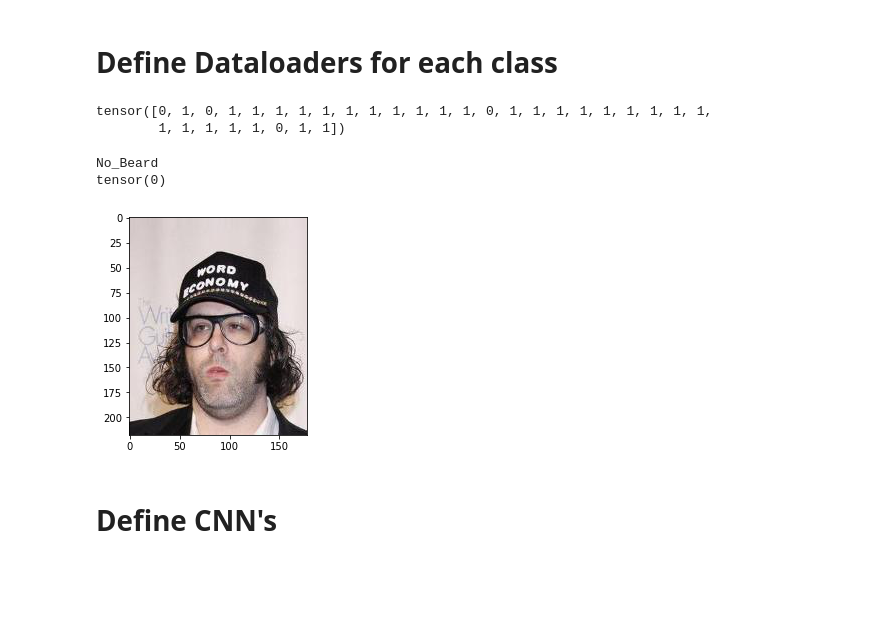
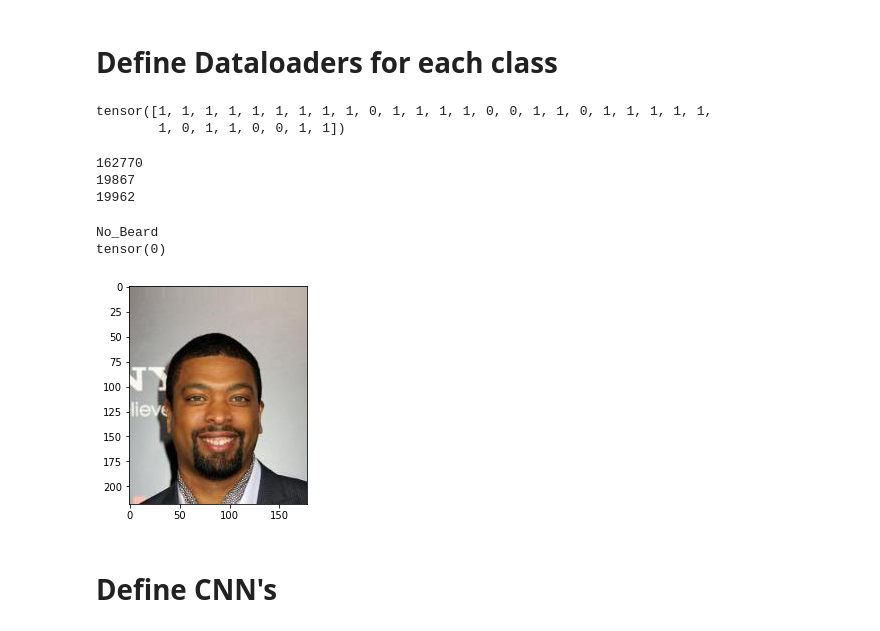
Before and after one commit to drags99/DeepLearning_Project, a Jupyter notebook: CNN_training_extraction.ipynb, the cells around one changed output. Cells and saved outputs as stored; diff of their text form; code cells hidden in the pictures; blank space fills up the shorter version.

Commit message:
data partition update

```diff
--- a/CNN_training_extraction.ipynb
+++ b/CNN_training_extraction.ipynb
@@ -23,30 +23,54 @@ bathsize=32
 workers=4
 
 #define composed transforms
+
 composed = transforms.Compose([transforms.ToTensor()])
 
 labels=["No_Beard","Male","Bald","Bangs","Smiling"]
 label_number=0
-#Choose which label
-ds=Binary_Dataset(labels_dir, labels[label_number],image_dir ,transform=composed)
-dataset_loader=DataLoader(ds,batch_size=bathsize, shuffle=True, num_workers=workers)
 
-"""
+# no beard
+ds0_train = Binary_Dataset(labels_dir, labels[0],image_dir , partition = "Train", transform=composed)
+train_dataset_loader = DataLoader(ds0_train,batch_size=bathsize, shuffle=True, num_workers=workers)
+ds0_val = Binary_Dataset(labels_dir, labels[0],image_dir ,partition = "Val", transform=composed)
+val_dataset_loader = DataLoader(ds0_val,batch_size=bathsize, shuffle=True, num_workers=workers)
+ds0_test = Binary_Dataset(labels_dir, labels[0],image_dir ,partition = "Test", transform=composed)
+test_dataset_loader = DataLoader(ds0_test,batch_size=bathsize, shuffle=True, num_workers=workers)
+
+
+""""
 # male
-ds1=Binary_Dataset(labels_dir, labels[1],image_dir ,transform=composed)
-dataset_loader=DataLoader(ds1,batch_size=bathsize, shuffle=True, num_workers=workers)
+ds1_train = Binary_Dataset(labels_dir, labels[1],image_dir , partition = "Train", transform=composed)
+train_dataset_loader = DataLoader(ds1_train,batch_size=bathsize, shuffle=True, num_workers=workers)
+ds1_val = Binary_Dataset(labels_dir, labels[1],image_dir ,partition = "Val", transform=composed)
+val_dataset_loader = DataLoader(ds1_val,batch_size=bathsize, shuffle=True, num_workers=workers)
+ds1_test = Binary_Dataset(labels_dir, labels[1],image_dir ,partition = "Test", transform=composed)
+test_dataset_loader = DataLoader(ds1_test,batch_size=bathsize, shuffle=True, num_workers=workers)
+
 
 # bald
-ds2=Binary_Dataset(labels_dir, labels[2],image_dir ,transform=composed)
-dataset_loader=DataLoader(ds2,batch_size=bathsize, shuffle=True, num_workers=workers)
+ds2_train = Binary_Dataset(labels_dir, labels[2],image_dir , partition = "Train", transform=composed)
+train_dataset_loader = DataLoader(ds2_train,batch_size=bathsize, shuffle=True, num_workers=workers)
+ds2_val = Binary_Dataset(labels_dir, labels[2],image_dir ,partition = "Val", transform=composed)
+val_dataset_loader = DataLoader(ds2_val,batch_size=bathsize, shuffle=True, num_workers=workers)
+ds2_test = Binary_Dataset(labels_dir, labels[2],image_dir ,partition = "Test", transform=composed)
+test_dataset_loader = DataLoader(ds2_test,batch_size=bathsize, shuffle=True, num_workers=workers)
 
 # bangs
-ds3=Binary_Dataset(labels_dir, labels[3],image_dir ,transform=composed)
-dataset_loader=DataLoader(ds3,batch_size=bathsize, shuffle=True, num_workers=workers)
+ds3_train = Binary_Dataset(labels_dir, labels[3],image_dir , partition = "Train", transform=composed)
+train_dataset_loader = DataLoader(ds3_train,batch_size=bathsize, shuffle=True, num_workers=workers)
+ds3_val = Binary_Dataset(labels_dir, labels[3],image_dir ,partition = "Val", transform=composed)
+val_dataset_loader = DataLoader(ds3_val,batch_size=bathsize, shuffle=True, num_workers=workers)
+ds3_test = Binary_Dataset(labels_dir, labels[3],image_dir ,partition = "Test", transform=composed)
+test_dataset_loader = DataLoader(ds3_test,batch_size=bathsize, shuffle=True, num_workers=workers)
 
 # smiling
-ds4=Binary_Dataset(labels_dir, labels[4],image_dir ,transform=composed)
-dataset_loader=DataLoader(ds4,batch_size=bathsize, shuffle=True, num_workers=workers)
+ds4_train = Binary_Dataset(labels_dir, labels[4],image_dir , partition = "Train", transform=composed)
+train_dataset_loader = DataLoader(ds4_train,batch_size=bathsize, shuffle=True, num_workers=workers)
+ds4_val = Binary_Dataset(labels_dir, labels[4],image_dir ,partition = "Val", transform=composed)
+val_dataset_loader = DataLoader(ds4_val,batch_size=bathsize, shuffle=True, num_workers=workers)
+ds4_test = Binary_Dataset(labels_dir, labels[4],image_dir ,partition = "Test", transform=composed)
+test_dataset_loader = DataLoader(ds4_test,batch_size=bathsize, shuffle=True, num_workers=workers)
 """
 
 """
@@ -55,22 +79,30 @@ for idx, (data, image) in enumerate(ds):
 """
 
 
-data=next(iter(dataset_loader))
+data=next(iter(val_dataset_loader))
 sample, target = data
 #print(sample)
 print(target)
 # %% [output]
-tensor([0, 1, 0, 1, 1, 1, 1, 1, 1, 1, 1, 1, 1, 1, 0, 1, 1, 1, 1, 1, 1, 1, 1, 1,
-        1, 1, 1, 1, 1, 0, 1, 1])
+tensor([1, 1, 1, 1, 1, 1, 1, 1, 1, 0, 1, 1, 1, 1, 0, 0, 1, 1, 0, 1, 1, 1, 1, 1,
+        1, 0, 1, 1, 0, 0, 1, 1])
+# %%
+print(ds0_train.__len__())
+print(ds0_val.__len__())
+print(ds0_test.__len__())
+# %% [output]
+162770
+19867
+19962
 # %%
-idx=0
+idx=14
 plt.imshow(sample[idx])
 print(labels[label_number])
 print(target[idx])
 # %% [output]
 No_Beard
 tensor(0)
-[figure, old version]
+[figure, new version]
 # %% [markdown]
 # Define CNN's
 # %%
```
Also changed, not shown: parts of 2 cells of this notebook.
